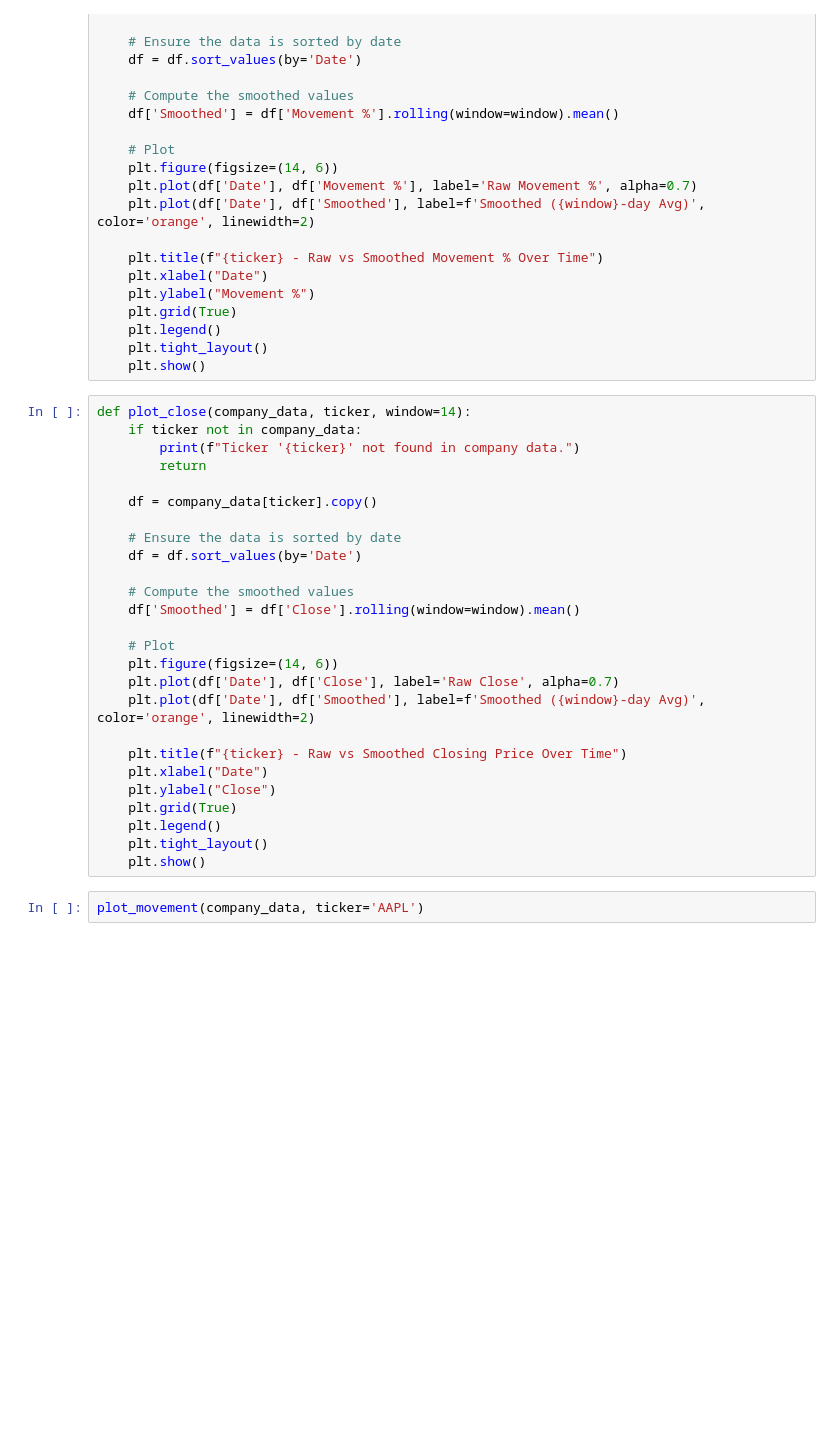
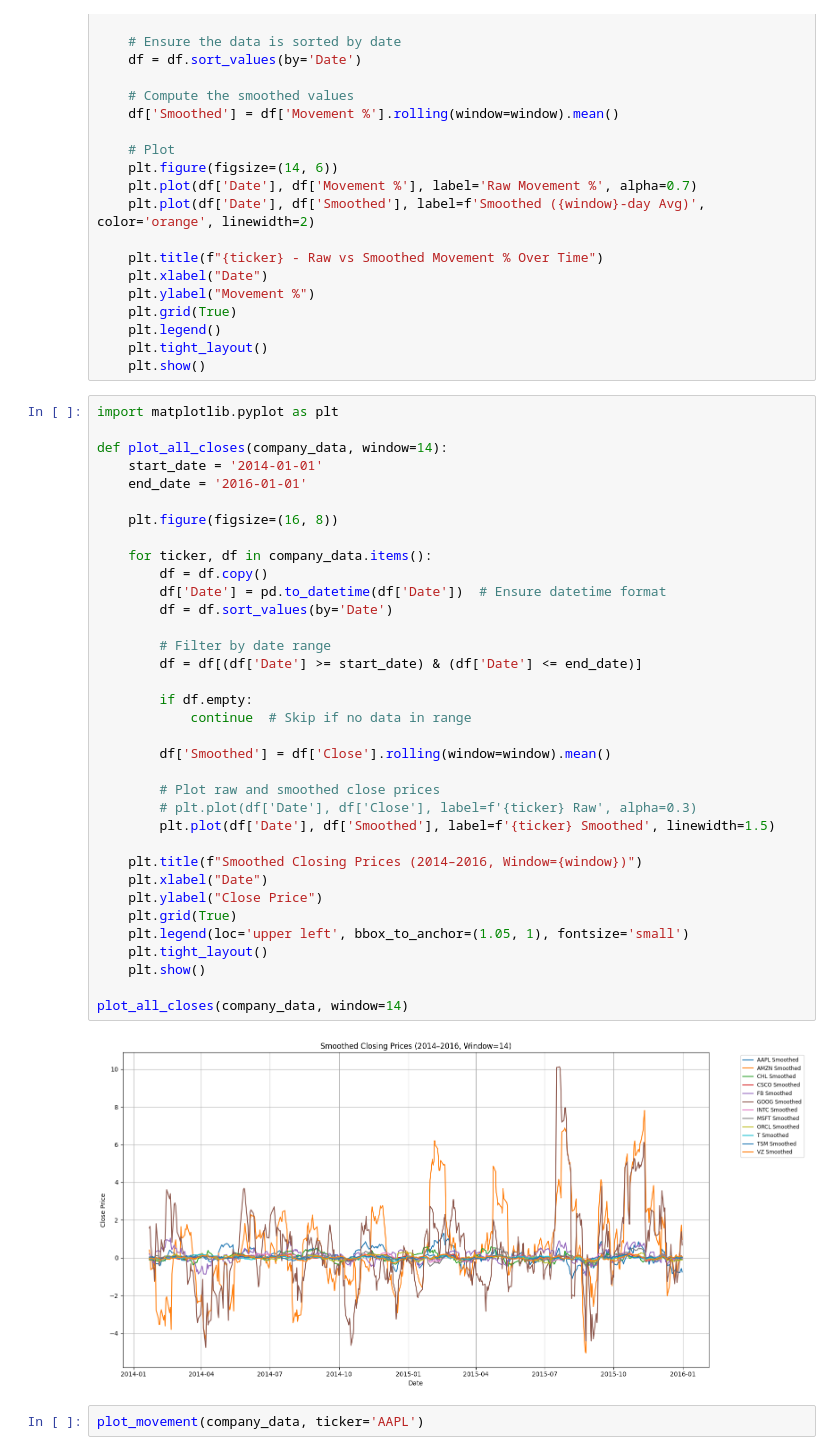
Before and after one commit to simonulloa01/sentiment-stock-prediction, a Jupyter notebook: Data_Exploration.ipynb, the cells around one changed output. Saved outputs shown, nothing was run; the diff lists cells and outputs as text; blank space fills up the shorter version.

Commit message:
updated with results and graphs for report

```diff
--- a/Data_Exploration.ipynb
+++ b/Data_Exploration.ipynb
@@ -54,31 +54,42 @@ def plot_movement(company_data, ticker, window=14):
     plt.tight_layout()
     plt.show()
 # %%
-def plot_close(company_data, ticker, window=14):
-    if ticker not in company_data:
-        print(f"Ticker '{ticker}' not found in company data.")
-        return
+import matplotlib.pyplot as plt
 
-    df = company_data[ticker].copy()
+def plot_all_closes(company_data, window=14):
+    start_date = '2014-01-01'
+    end_date = '2016-01-01'
 
-    # Ensure the data is sorted by date
-    df = df.sort_values(by='Date')
+    plt.figure(figsize=(16, 8))
 
-    # Compute the smoothed values
-    df['Smoothed'] = df['Close'].rolling(window=window).mean()
+    for ticker, df in company_data.items():
+        df = df.copy()
+        df['Date'] = pd.to_datetime(df['Date'])  # Ensure datetime format
+        df = df.sort_values(by='Date')
 
-    # Plot
-    plt.figure(figsize=(14, 6))
-    plt.plot(df['Date'], df['Close'], label='Raw Close', alpha=0.7)
-    plt.plot(df['Date'], df['Smoothed'], label=f'Smoothed ({window}-day Avg)', color='orange', linewidth=2)
+        # Filter by date range
+        df = df[(df['Date'] >= start_date) & (df['Date'] <= end_date)]
 
-    plt.title(f"{ticker} - Raw vs Smoothed Closing Price Over Time")
+        if df.empty:
+            continue  # Skip if no data in range
+
+        df['Smoothed'] = df['Close'].rolling(window=window).mean()
+
+        # Plot raw and smoothed close prices
+        # plt.plot(df['Date'], df['Close'], label=f'{ticker} Raw', alpha=0.3)
+        plt.plot(df['Date'], df['Smoothed'], label=f'{ticker} Smoothed', linewidth=1.5)
+
+    plt.title(f"Smoothed Closing Prices (2014–2016, Window={window})")
     plt.xlabel("Date")
-    plt.ylabel("Close")
+    plt.ylabel("Close Price")
     plt.grid(True)
-    plt.legend()
+    plt.legend(loc='upper left', bbox_to_anchor=(1.05, 1), fontsize='small')
     plt.tight_layout()
     plt.show()
+
+plot_all_closes(company_data, window=14)
+# %% [output]
+[figure, added]
 # %%
 plot_movement(company_data, ticker='AAPL')
 # %%
```
Also changed, not shown: 1 other file.
